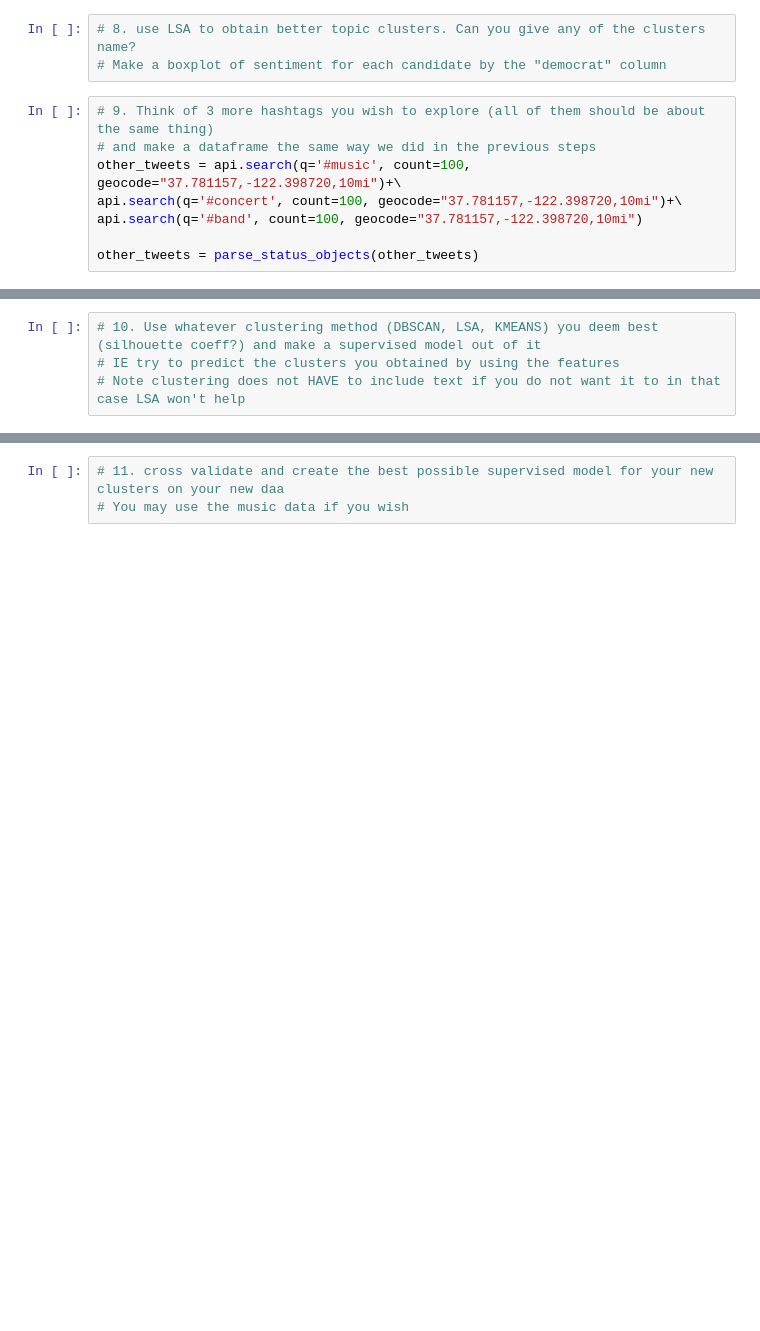
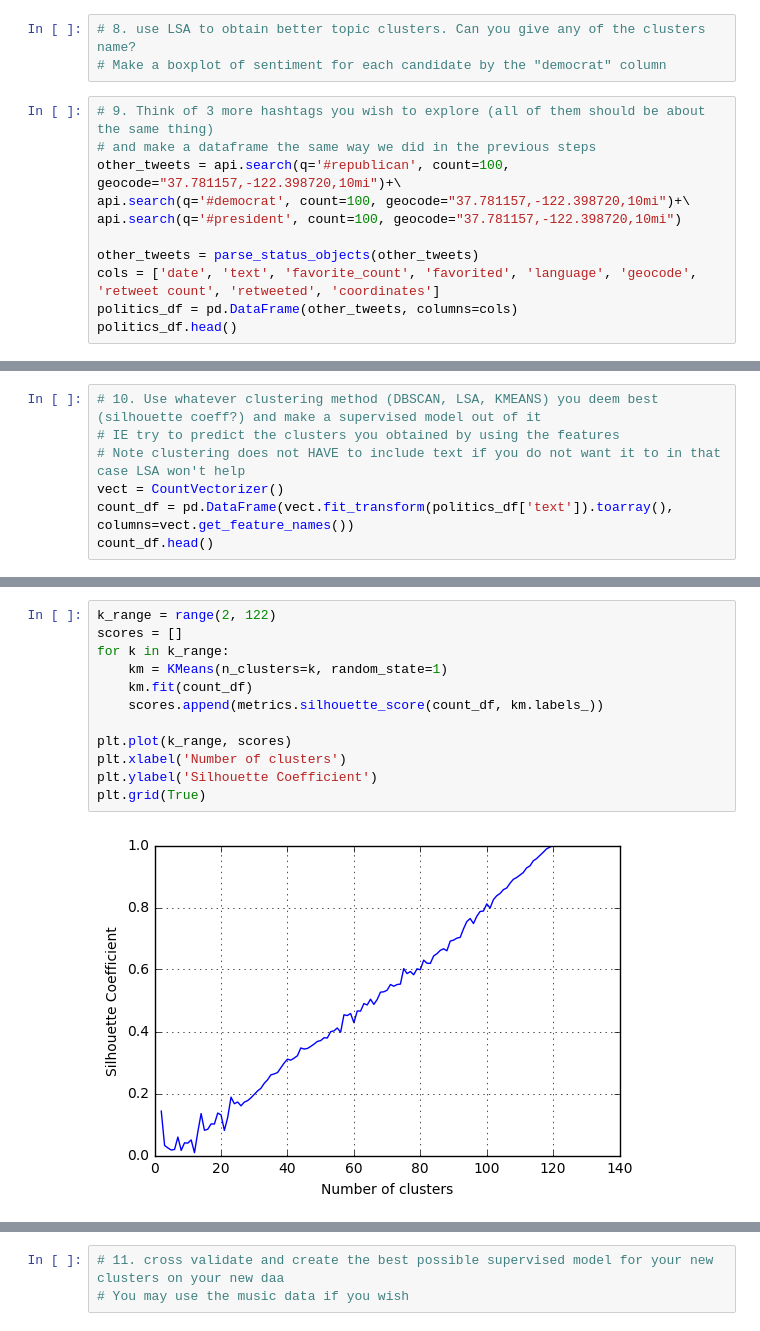
Before and after one commit to Stanleyyork/sfdat28-stevens, a Jupyter notebook: hw/hw2.ipynb, the cells around one changed output, grey strips where cells are left out. Saved outputs shown, nothing was run; the diff lists cells and outputs as text; blank space fills up the shorter version.

```diff
--- a/hw/hw2.ipynb
+++ b/hw/hw2.ipynb
@@ -290,8 +290,11 @@ music_df.head()
 # %%
 # 9. Think of 3 more hashtags you wish to explore (all of them should be about the same thing)
 # and make a dataframe the same way we did in the previous steps
-other_tweets = api.search(q='#music', count=100, geocode="37.781157,-122.398720,10mi")+\
-api.search(q='#concert', count=100, geocode="37.781157,-122.398720,10mi")+\
-api.search(q='#band', count=100, geocode="37.781157,-122.398720,10mi")
+other_tweets = api.search(q='#republican', count=100, geocode="37.781157,-122.398720,10mi")+\
+api.search(q='#democrat', count=100, geocode="37.781157,-122.398720,10mi")+\
+api.search(q='#president', count=100, geocode="37.781157,-122.398720,10mi")
 
 other_tweets = parse_status_objects(other_tweets)
+cols = ['date', 'text', 'favorite_count', 'favorited', 'language', 'geocode', 'retweet count', 'retweeted', 'coordinates']
+politics_df = pd.DataFrame(other_tweets, columns=cols)
+politics_df.head()
@@ -299,3 +309,6 @@ other_tweets = parse_status_objects(other_tweets)
 # 10. Use whatever clustering method (DBSCAN, LSA, KMEANS) you deem best (silhouette coeff?) and make a supervised model out of it
 # IE try to predict the clusters you obtained by using the features
 # Note clustering does not HAVE to include text if you do not want it to in that case LSA won't help
+vect = CountVectorizer()
+count_df = pd.DataFrame(vect.fit_transform(politics_df['text']).toarray(), columns=vect.get_feature_names())
+count_df.head()
@@ -301,0 +323,14 @@ other_tweets = parse_status_objects(other_tweets)
+# %%
+k_range = range(2, 122)
+scores = []
+for k in k_range:
+    km = KMeans(n_clusters=k, random_state=1)
+    km.fit(count_df)
+    scores.append(metrics.silhouette_score(count_df, km.labels_))
+
+plt.plot(k_range, scores)
+plt.xlabel('Number of clusters')
+plt.ylabel('Silhouette Coefficient')
+plt.grid(True)
+# %% [output]
+[figure, added]
```
Also changed, not shown: parts of 7 cells of this notebook.
